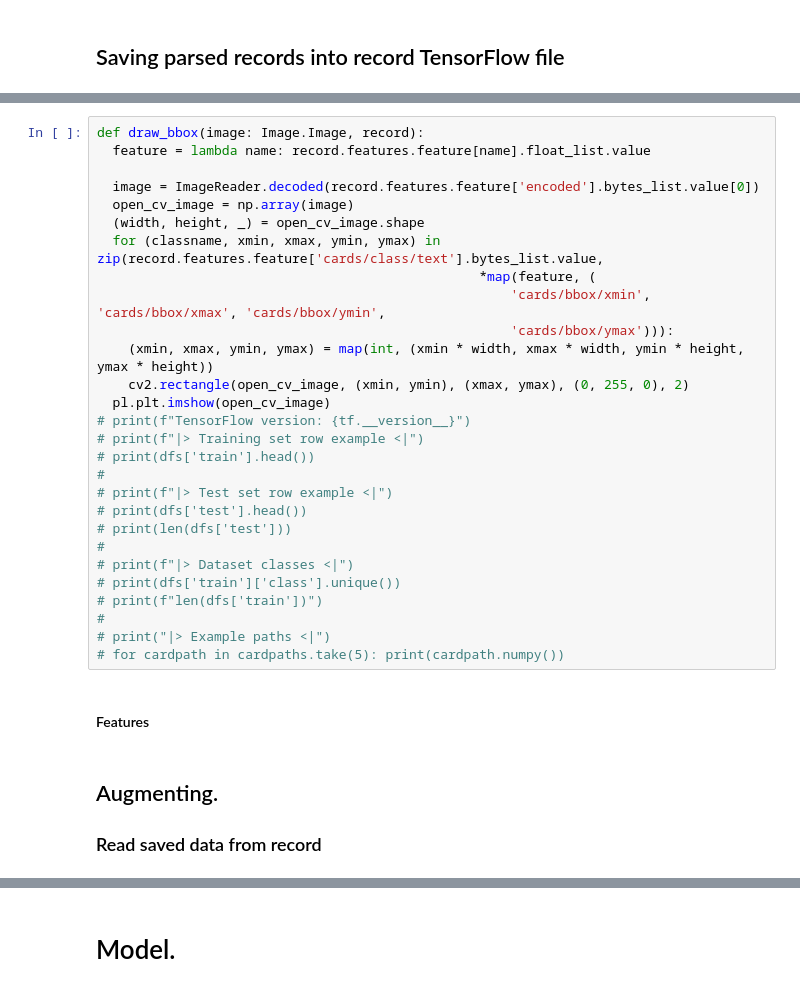
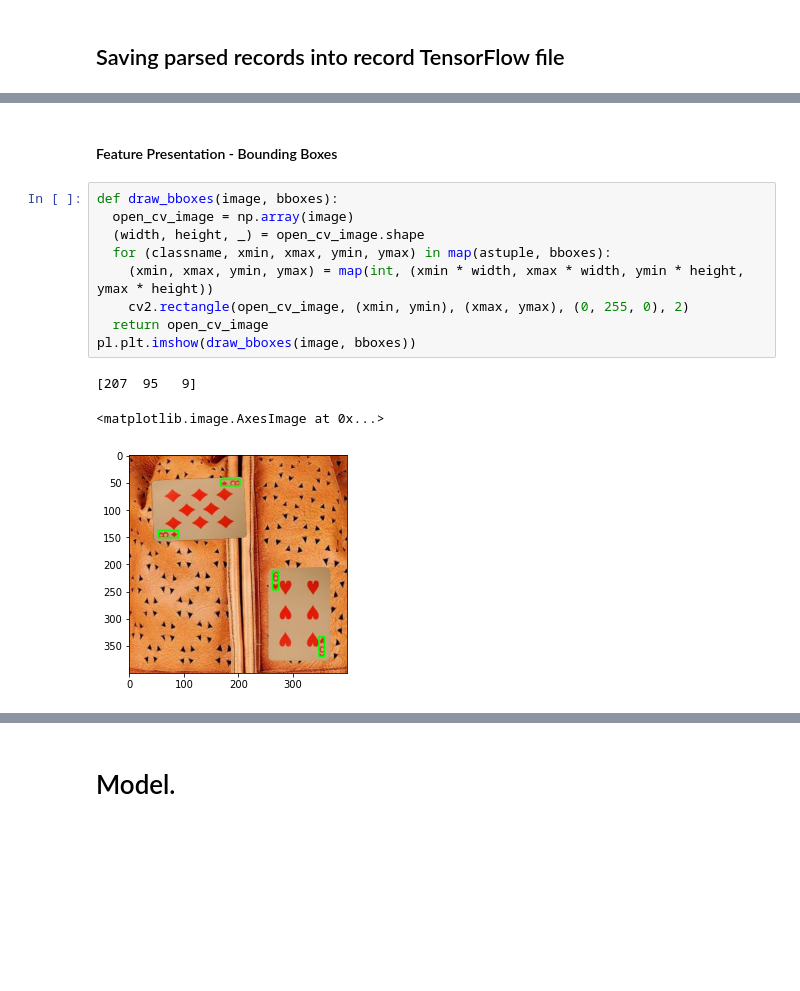
Before and after one commit to Mimikkk/__kck-2021, a Jupyter notebook: lab-5-card-detection/card-project.ipynb, the cells around one changed output, grey strips where cells are left out. Saved outputs shown, nothing was run; the diff lists cells and outputs as text; blank space fills up the shorter version.

```diff
--- a/lab-5-card-detection/card-project.ipynb
+++ b/lab-5-card-detection/card-project.ipynb
@@ -308,34 +452,15 @@ Started writing record...
+# %% [markdown]
+#### Feature Presentation - Bounding Boxes
 # %%
-def draw_bbox(image: Image.Image, record):
-  feature = lambda name: record.features.feature[name].float_list.value
-
-  image = ImageReader.decoded(record.features.feature['encoded'].bytes_list.value[0])
+def draw_bboxes(image, bboxes):
   open_cv_image = np.array(image)
   (width, height, _) = open_cv_image.shape
-  for (classname, xmin, xmax, ymin, ymax) in zip(record.features.feature['cards/class/text'].bytes_list.value,
-                                                 *map(feature, (
-                                                     'cards/bbox/xmin', 'cards/bbox/xmax', 'cards/bbox/ymin',
-                                                     'cards/bbox/ymax'))):
+  for (classname, xmin, xmax, ymin, ymax) in map(astuple, bboxes):
     (xmin, xmax, ymin, ymax) = map(int, (xmin * width, xmax * width, ymin * height, ymax * height))
     cv2.rectangle(open_cv_image, (xmin, ymin), (xmax, ymax), (0, 255, 0), 2)
-  pl.plt.imshow(open_cv_image)
-# print(f"TensorFlow version: {tf.__version__}")
-# print(f"|> Training set row example <|")
-# print(dfs['train'].head())
-#
-# print(f"|> Test set row example <|")
-# print(dfs['test'].head())
-# print(len(dfs['test']))
-#
-# print(f"|> Dataset classes <|")
-# print(dfs['train']['class'].unique())
-# print(f"len(dfs['train'])")
-#
-# print("|> Example paths <|")
-# for cardpath in cardpaths.take(5): print(cardpath.numpy())
+  return open_cv_image
+pl.plt.imshow(draw_bboxes(image, bboxes))
+# %% [output]
+[207  95   9]
+<matplotlib.image.AxesImage at 0x...>
+[figure, added]
-# %% [markdown]
-#### Features
-# %% [markdown]
-## Augmenting.
-
-### Read saved data from record
```
Also changed, not shown: parts of 22 cells of this notebook.
